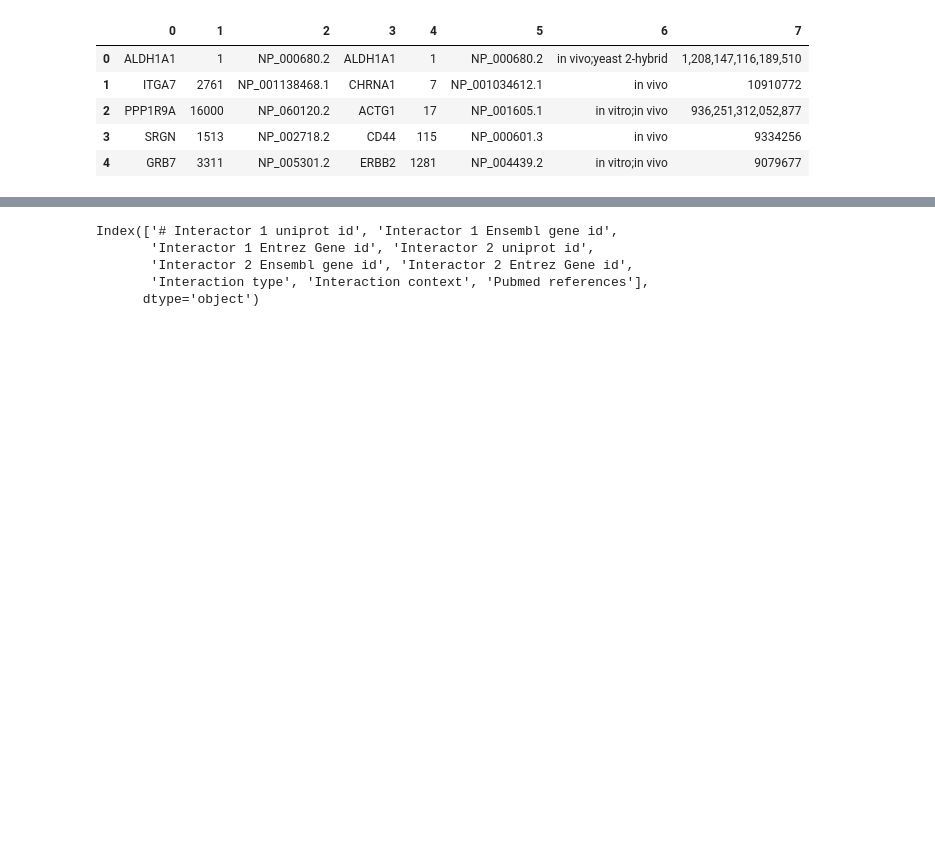
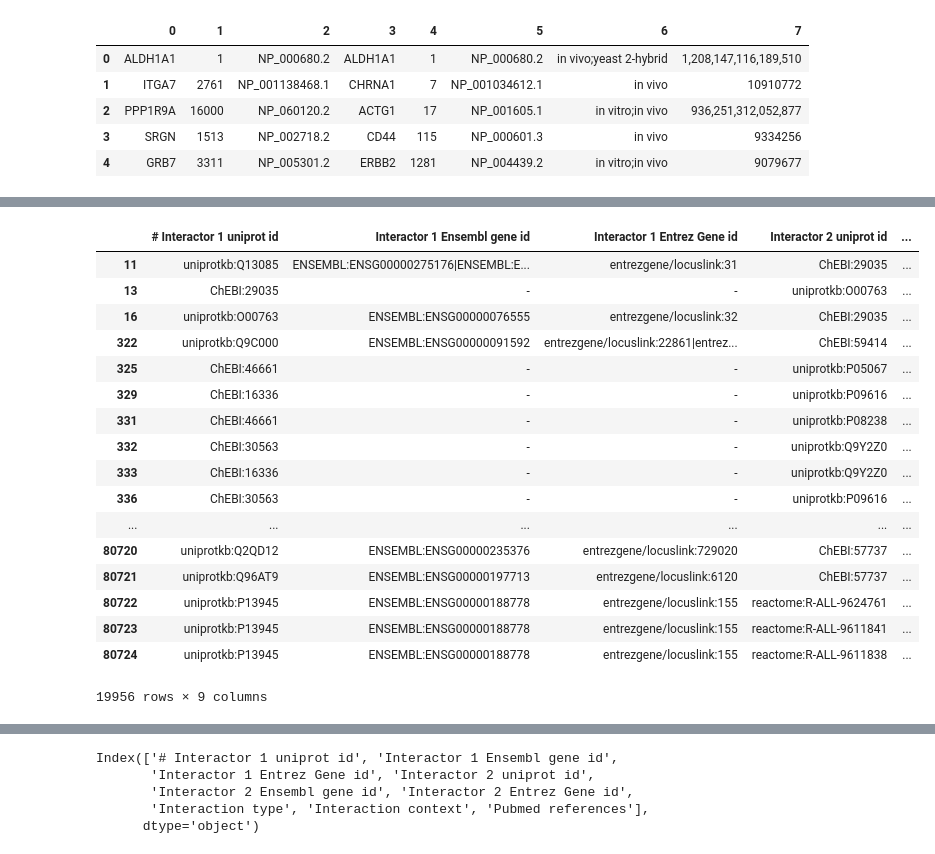
Before and after one commit to gomezlab/kinotypeClusteringAndRegression, a Jupyter notebook: src/assembleNetwork.ipynb, the cells around one changed output, grey strips where cells are left out. Saved outputs shown, nothing was run; the diff lists cells and outputs as text; code cells hidden in the pictures; blank space fills up the shorter version.

```diff
--- a/src/assembleNetwork.ipynb
+++ b/src/assembleNetwork.ipynb
@@ -268,0 +375,21 @@ Int64Index([0, 1, 2, 3, 4, 5, 6, 7], dtype='int64')
+# %%
+reactome_missing
+# %% [output]
+|  | # Interactor 1 uniprot id | Interactor 1 Ensembl gene id | Interactor 1 Entrez Gene id | Interactor 2 uniprot id | ... |
+| 11 | uniprotkb:Q13085 | ENSEMBL:ENSG00000275176|ENSEMBL:E... | entrezgene/locuslink:31 | ChEBI:29035 | ... |
+| 13 | ChEBI:29035 | - | - | uniprotkb:O00763 | ... |
+| 16 | uniprotkb:O00763 | ENSEMBL:ENSG00000076555 | entrezgene/locuslink:32 | ChEBI:29035 | ... |
+| 322 | uniprotkb:Q9C000 | ENSEMBL:ENSG00000091592 | entrezgene/locuslink:22861|entrez... | ChEBI:59414 | ... |
+| 325 | ChEBI:46661 | - | - | uniprotkb:P05067 | ... |
+| 329 | ChEBI:16336 | - | - | uniprotkb:P09616 | ... |
+| 331 | ChEBI:46661 | - | - | uniprotkb:P08238 | ... |
+| 332 | ChEBI:30563 | - | - | uniprotkb:Q9Y2Z0 | ... |
+| 333 | ChEBI:16336 | - | - | uniprotkb:Q9Y2Z0 | ... |
+| 336 | ChEBI:30563 | - | - | uniprotkb:P09616 | ... |
+| ... | ... | ... | ... | ... | ... |
+| 80720 | uniprotkb:Q2QD12 | ENSEMBL:ENSG00000235376 | entrezgene/locuslink:729020 | ChEBI:57737 | ... |
+| 80721 | uniprotkb:Q96AT9 | ENSEMBL:ENSG00000197713 | entrezgene/locuslink:6120 | ChEBI:57737 | ... |
+| 80722 | uniprotkb:P13945 | ENSEMBL:ENSG00000188778 | entrezgene/locuslink:155 | reactome:R-ALL-9624761 | ... |
+| 80723 | uniprotkb:P13945 | ENSEMBL:ENSG00000188778 | entrezgene/locuslink:155 | reactome:R-ALL-9611841 | ... |
+| 80724 | uniprotkb:P13945 | ENSEMBL:ENSG00000188778 | entrezgene/locuslink:155 | reactome:R-ALL-9611838 | ... |
+19956 rows × 9 columns
```
Also changed, not shown: parts of 99 cells of this notebook, 2 other files.
